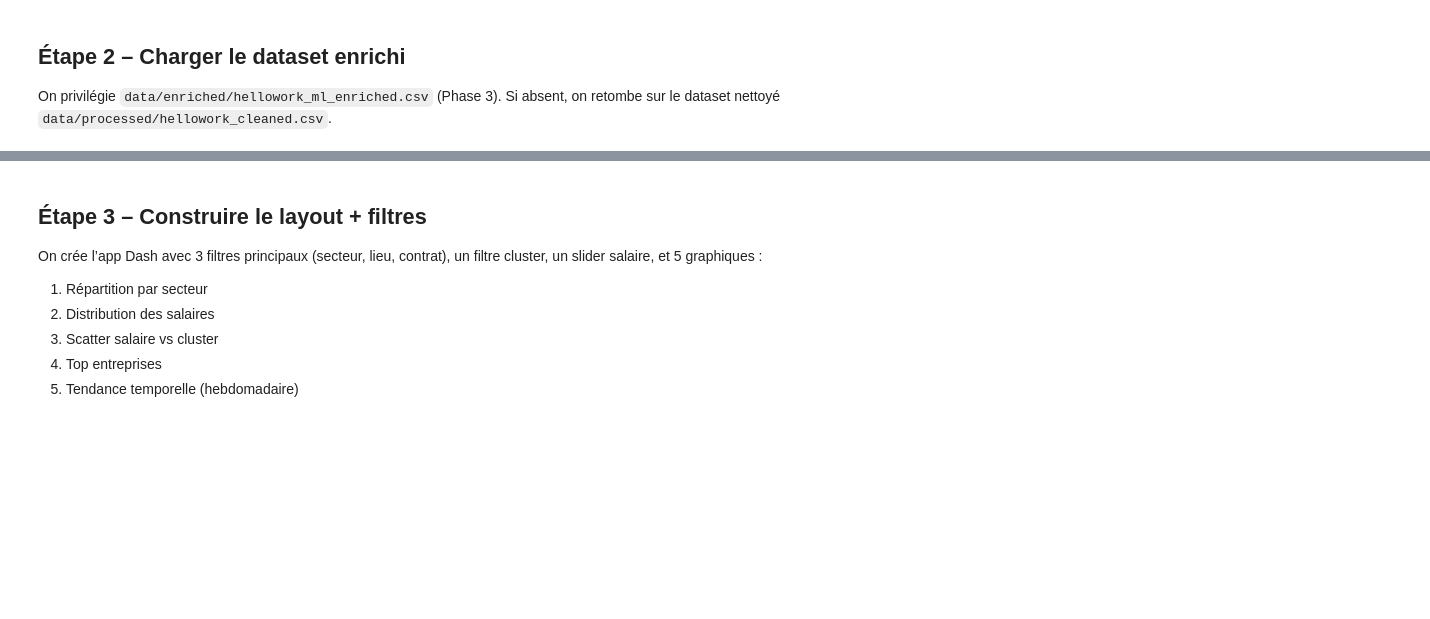
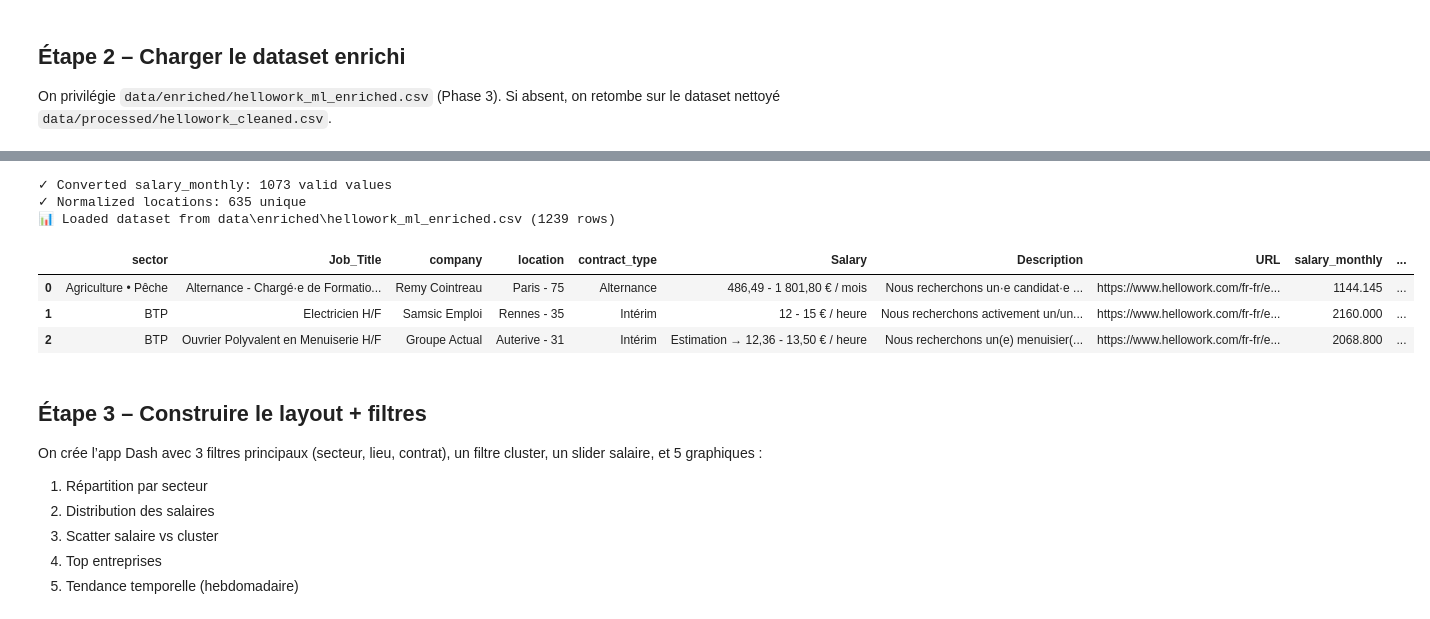
Before and after one commit to Troudi-Yass/LEBI-PROJECT-, a Jupyter notebook: Phase4_Dashboard.ipynb, the cells around one changed output, grey strips where cells are left out. Cells and saved outputs as stored; diff of their text form; code cells hidden in the pictures; blank space fills up the shorter version.

Commit message:
chore: save latest notebooks and data

```diff
--- a/Phase4_Dashboard.ipynb
+++ b/Phase4_Dashboard.ipynb
@@ -63,3 +47,80 @@ df.head(3)
+# %%
+# --- Chargement des données ---
+ENRICHED = Path("data/enriched/hellowork_ml_enriched.csv")
+CLEAN = Path("data/processed/hellowork_cleaned.csv")
+
+
+def normalize_location(value: str) -> str:
+    """Normalize location labels (collapse arrondissements into city-level)."""
+    if pd.isna(value):
+        return ""
+
+    loc = str(value).strip()
+    if not loc:
+        return ""
+
+    # Collapse Paris/Lyon/Marseille arrondissements to city-level
+    match = re.match(r"^(?P<city>Paris|Lyon|Marseille)\s+\d+(?:er|e)?\s*-\s*(?P<dept>\d{2})$", loc, flags=re.IGNORECASE)
+    if match:
+        city = match.group("city").title()
+        dept = match.group("dept")
+        return f"{city} - {dept}"
+
+    match = re.match(r"^(?P<city>Paris|Lyon|Marseille)\s*-\s*(?P<dept>\d{2})$", loc, flags=re.IGNORECASE)
+    if match:
+        city = match.group("city").title()
+        dept = match.group("dept")
+        return f"{city} - {dept}"
+
+    return loc
+
+
+def load_data():
+    """Load enriched or cleaned CSV."""
+    use_path = ENRICHED if ENRICHED.exists() else CLEAN
+    df = pd.read_csv(use_path, encoding="utf-8")
+
+    # Standardize column names
+    rename_map = {
+        "Publication_Date": "publication_date",
+        "Salary_Monthly": "salary_monthly",
+        "Sector": "sector",
+        "Location": "location",
+        "Contract": "contract_type",
+        "Company": "company",
+        "Job_Cluster": "job_cluster",
+    }
+    df = df.rename(columns={k: v for k, v in rename_map.items() if k in df.columns})
+
+    # Parse dates
+    if "publication_date" in df.columns:
+        df["publication_date"] = pd.to_datetime(df["publication_date"], errors='coerce')
+        print(f"✓ Parsed publication_date: {df['publication_date'].notna().sum()} valid dates")
+
+    # Convert salary to numeric
+    if "salary_monthly" in df.columns:
+        df["salary_monthly"] = pd.to_numeric(df["salary_monthly"], errors='coerce')
+        print(f"✓ Converted salary_monthly: {df['salary_monthly'].notna().sum()} valid values")
+
+    # Normalize locations
+    if "location" in df.columns:
+        df["location"] = df["location"].apply(normalize_location)
+        print(f"✓ Normalized locations: {df['location'].nunique()} unique")
+
+    print(f"📊 Loaded dataset from {use_path} ({len(df)} rows)")
+    return df
+
+
+df = load_data()
+df.head(3)
+# %% [output]
+✓ Converted salary_monthly: 1073 valid values
+✓ Normalized locations: 635 unique
+📊 Loaded dataset from data\enriched\hellowork_ml_enriched.csv (1239 rows)
+|  | sector | Job_Title | company | location | contract_type | Salary | Description | URL | salary_monthly | ... |
+| 0 | Agriculture • Pêche | Alternance - Chargé·e de Formatio... | Remy Cointreau | Paris - 75 | Alternance | 486,49 - 1 801,80 € / mois | Nous recherchons un·e candidat·e ... | https://www.hellowork.com/fr-fr/e... | 1144.145 | ... |
+| 1 | BTP | Electricien H/F | Samsic Emploi | Rennes - 35 | Intérim | 12 - 15 € / heure | Nous recherchons activement un/un... | https://www.hellowork.com/fr-fr/e... | 2160.000 | ... |
+| 2 | BTP | Ouvrier Polyvalent en Menuiserie H/F | Groupe Actual | Auterive - 31 | Intérim | Estimation → 12,36 - 13,50 € / heure | Nous recherchons un(e) menuisier(... | https://www.hellowork.com/fr-fr/e... | 2068.800 | ... |
 # %% [markdown]
 ## Étape 3 – Construire le layout + filtres
 
```
Also changed, not shown: parts of 9 cells of this notebook, 6 other files.
